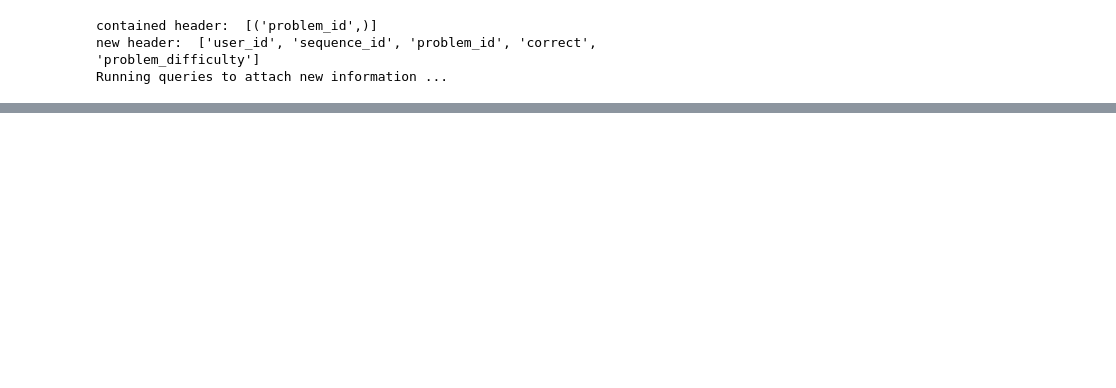
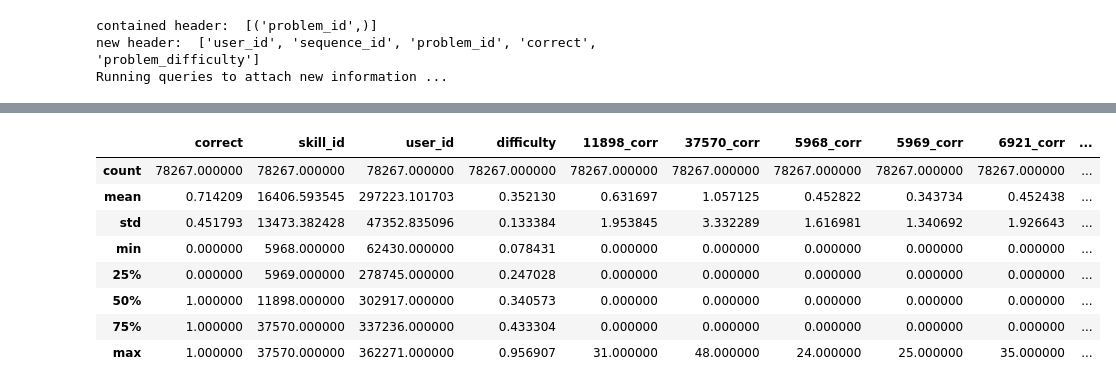
Before and after one commit to beardeer/assistments_analysis, a Jupyter notebook: workbench_demo.ipynb, the cells around one changed output, grey strips where cells are left out. Saved outputs shown, nothing was run; the diff lists cells and outputs as text; code cells hidden in the pictures; blank space fills up the shorter version.

```diff
--- a/workbench_demo.ipynb
+++ b/workbench_demo.ipynb
@@ -72,0 +82,12 @@ input_data.head()
+# %%
+input_data.describe()
+# %% [output]
+|  | correct | skill_id | user_id | difficulty | 11898_corr | 37570_corr | 5968_corr | 5969_corr | 6921_corr | ... |
+| count | 78267.000000 | 78267.000000 | 78267.000000 | 78267.000000 | 78267.000000 | 78267.000000 | 78267.000000 | 78267.000000 | 78267.000000 | ... |
+| mean | 0.714209 | 16406.593545 | 297223.101703 | 0.352130 | 0.631697 | 1.057125 | 0.452822 | 0.343734 | 0.452438 | ... |
+| std | 0.451793 | 13473.382428 | 47352.835096 | 0.133384 | 1.953845 | 3.332289 | 1.616981 | 1.340692 | 1.926643 | ... |
+| min | 0.000000 | 5968.000000 | 62430.000000 | 0.078431 | 0.000000 | 0.000000 | 0.000000 | 0.000000 | 0.000000 | ... |
+| 25% | 0.000000 | 5969.000000 | 278745.000000 | 0.247028 | 0.000000 | 0.000000 | 0.000000 | 0.000000 | 0.000000 | ... |
+| 50% | 1.000000 | 11898.000000 | 302917.000000 | 0.340573 | 0.000000 | 0.000000 | 0.000000 | 0.000000 | 0.000000 | ... |
+| 75% | 1.000000 | 37570.000000 | 337236.000000 | 0.433304 | 0.000000 | 0.000000 | 0.000000 | 0.000000 | 0.000000 | ... |
+| max | 1.000000 | 37570.000000 | 362271.000000 | 0.956907 | 31.000000 | 48.000000 | 24.000000 | 25.000000 | 35.000000 | ... |
```
Also changed, not shown: parts of 16 cells of this notebook.
